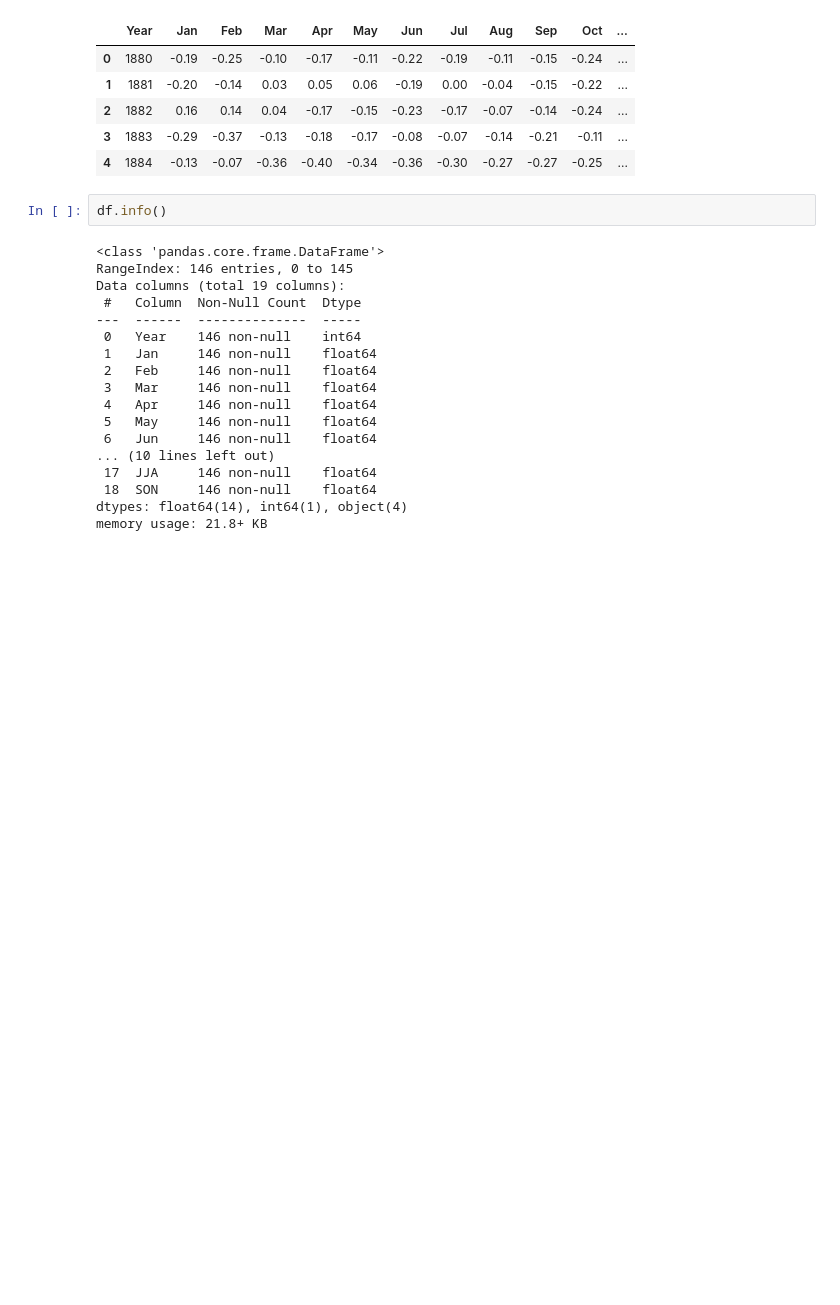
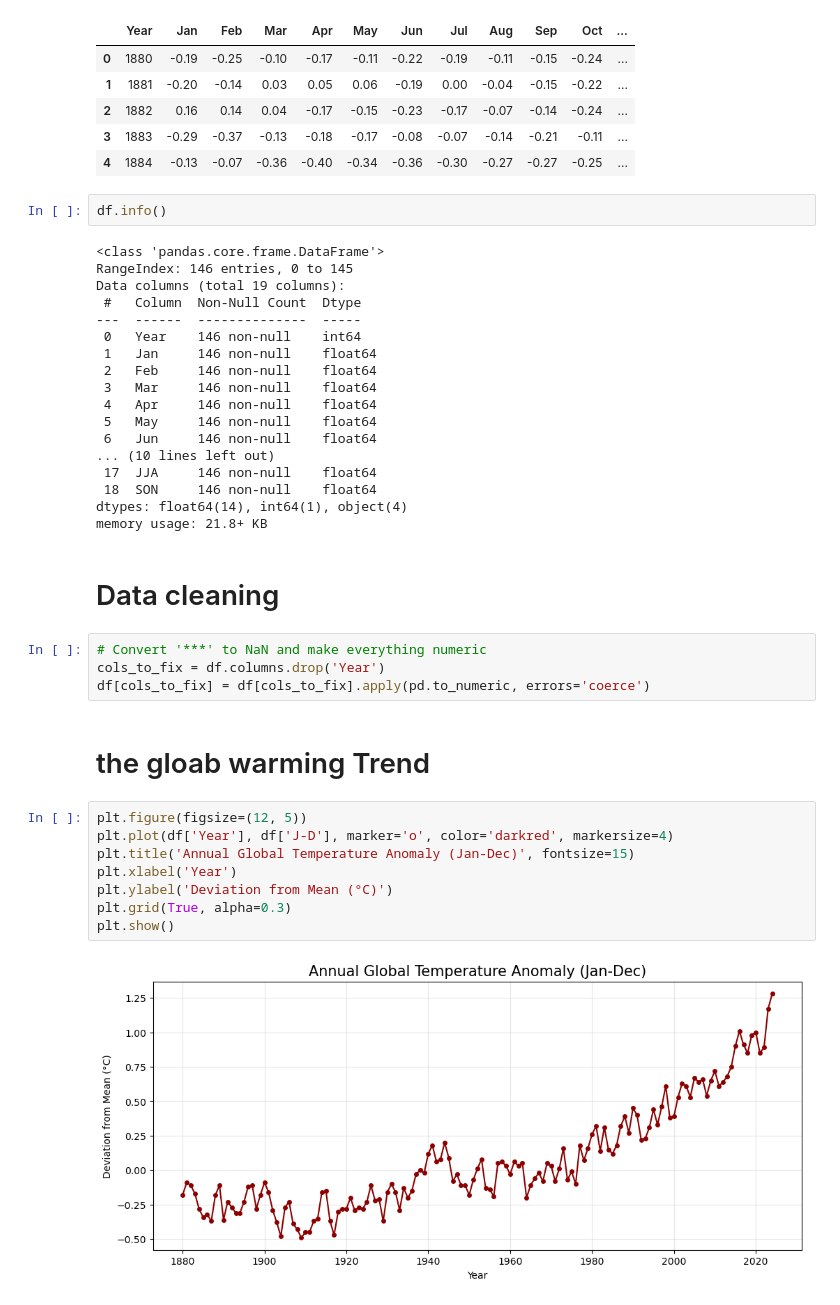
Before and after one commit to MELAI-1/MY-PROJECT, a Jupyter notebook: Climate/climate_intro/05_Global Temperature Anomaly Forecasting..ipynb, the cells around one changed output. Saved outputs shown, nothing was run; the diff lists cells and outputs as text; blank space fills up the shorter version.

Commit message:
update global temperature

```diff
--- a/Climate/climate_intro/05_Global Temperature Anomaly Forecasting..ipynb
+++ b/Climate/climate_intro/05_Global Temperature Anomaly Forecasting..ipynb
@@ -41,3 +41,21 @@ Data columns (total 19 columns):
  18  SON     146 non-null    float64
 dtypes: float64(14), int64(1), object(4)
 memory usage: 21.8+ KB
+# %% [markdown]
+# Data cleaning
+# %%
+# Convert '***' to NaN and make everything numeric
+cols_to_fix = df.columns.drop('Year')
+df[cols_to_fix] = df[cols_to_fix].apply(pd.to_numeric, errors='coerce')
+# %% [markdown]
+#  the gloab warming Trend
+# %%
+plt.figure(figsize=(12, 5))
+plt.plot(df['Year'], df['J-D'], marker='o', color='darkred', markersize=4)
+plt.title('Annual Global Temperature Anomaly (Jan-Dec)', fontsize=15)
+plt.xlabel('Year')
+plt.ylabel('Deviation from Mean (°C)')
+plt.grid(True, alpha=0.3)
+plt.show()
+# %% [output]
+[figure, added]
```
Also changed, not shown: parts of 2 cells of this notebook.
